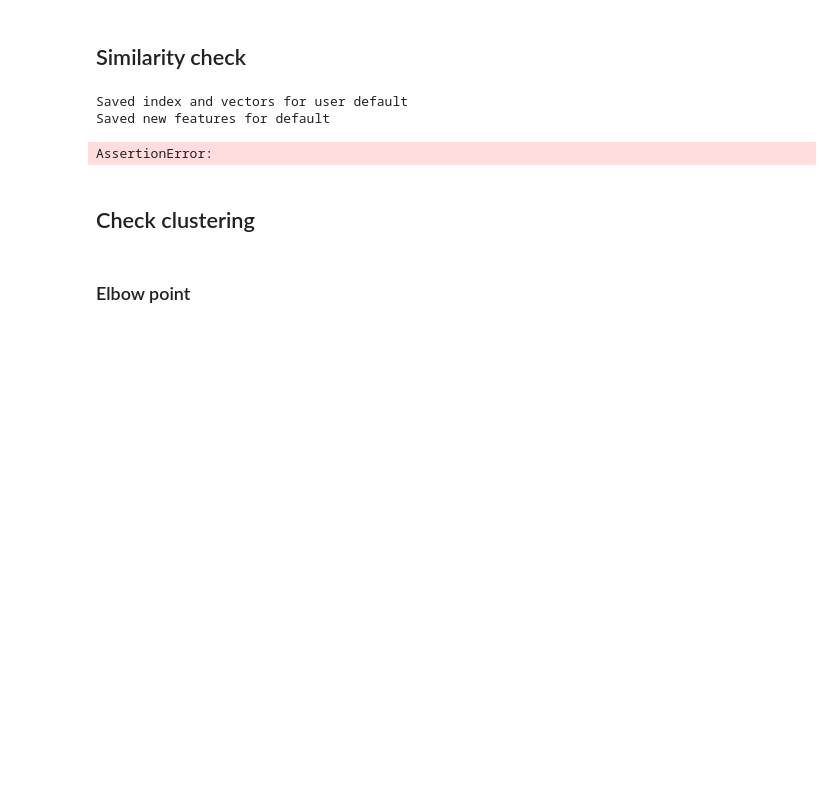
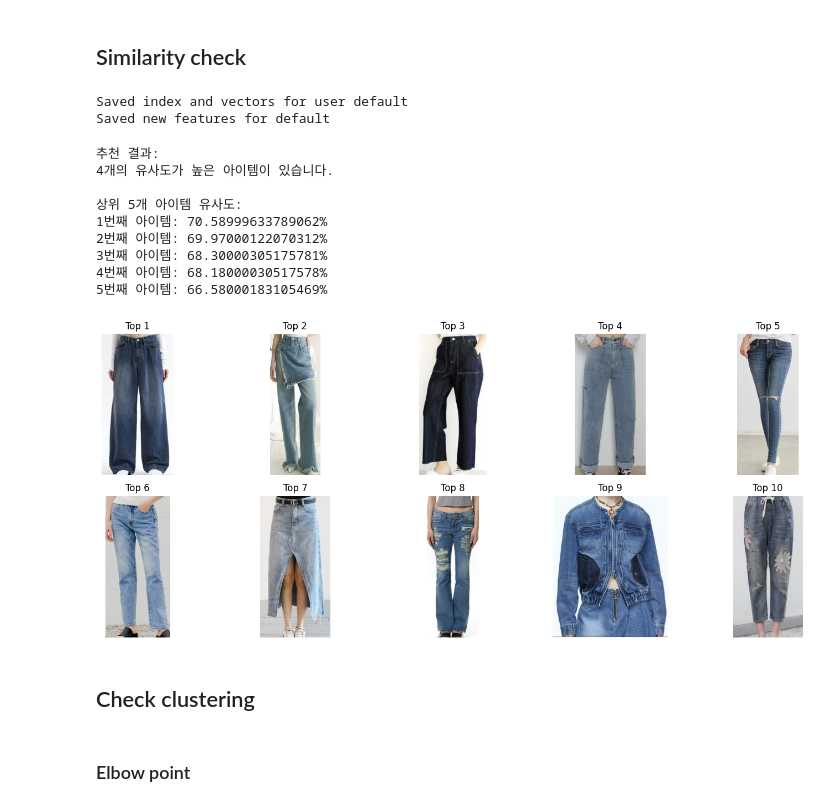
Before and after one commit to MinwooKim1990/ClosetMate, a Jupyter notebook: pj1_Main_example.ipynb, the cells around one changed output. Drawn from its saved outputs; the diff is of its cells as text; code cells hidden in the pictures; blank space fills up the shorter version.

```diff
--- a/pj1_Main_example.ipynb
+++ b/pj1_Main_example.ipynb
@@ -94,2 +77,2 @@ done
 # %%
-features = np.load('saved/default_bagged_deit_feature.npy')
+features = np.load(f'saved/default_bagged_{model}_feature.npy') # load saved data
@@ -695,30 +154,42 @@ print(cluster_names)
 ## Similarity check
 # %%
 from tools.similarity2 import Similarity
+
+# set similarity vector field
 sim = Similarity(
-    feature_vectors=encoded_features,
+    feature_vectors=features,
     dataset=Dataset,
     user_name=user_name,
-    user_vector=image_features,
-    model_type='deit',
+    model_type=model,
     force_new=False
 )
 # %% [output]
 Saved index and vectors for user default
 Saved new features for default
 # %%
-a=sim.get_sim(image_features, k=10)
-percentages, recommendation = sim.attractiveness(image_features, return_percentage=True, custom_threshold=88)
+# find similarity top 10
+a=sim.get_sim(image_features, k=10)[0]
+# check buying attractiveness
+percentages, recommendation = sim.attractiveness(image_features, return_percentage=True, custom_threshold=None)
 
 print("\n추천 결과:")
 print(recommendation)
 
 print("\n상위 5개 아이템 유사도:")
 for i, percent in enumerate(percentages[0][:5], 1):
     print(f"{i}번째 아이템: {percent}%")
 Dataset.show_images(a)
 # %% [output]
-AssertionError:
+추천 결과:
+4개의 유사도가 높은 아이템이 있습니다.
+
+상위 5개 아이템 유사도:
+1번째 아이템: 70.58999633789062%
+2번째 아이템: 69.97000122070312%
+3번째 아이템: 68.30000305175781%
+4번째 아이템: 68.18000030517578%
+5번째 아이템: 66.58000183105469%
+[figure, added]
 # %% [markdown]
 ## Check clustering
 # %%
```
Also changed, not shown: parts of 32 cells of this notebook, 21 other files.
